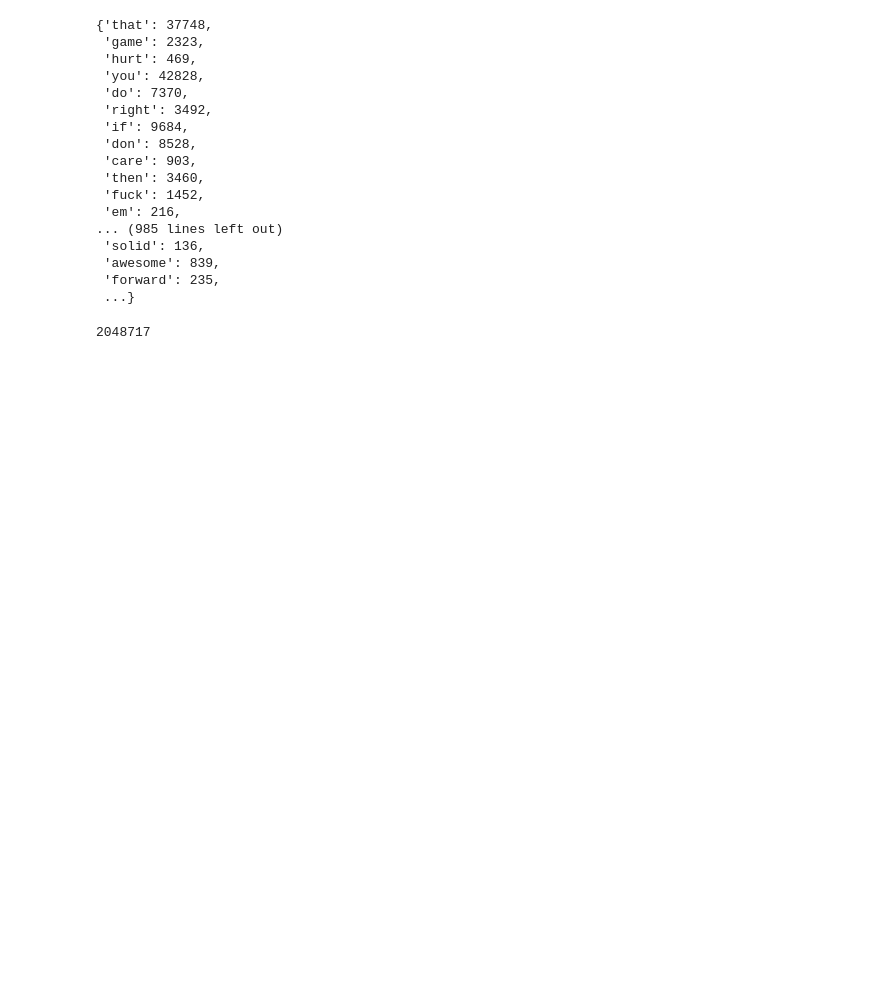
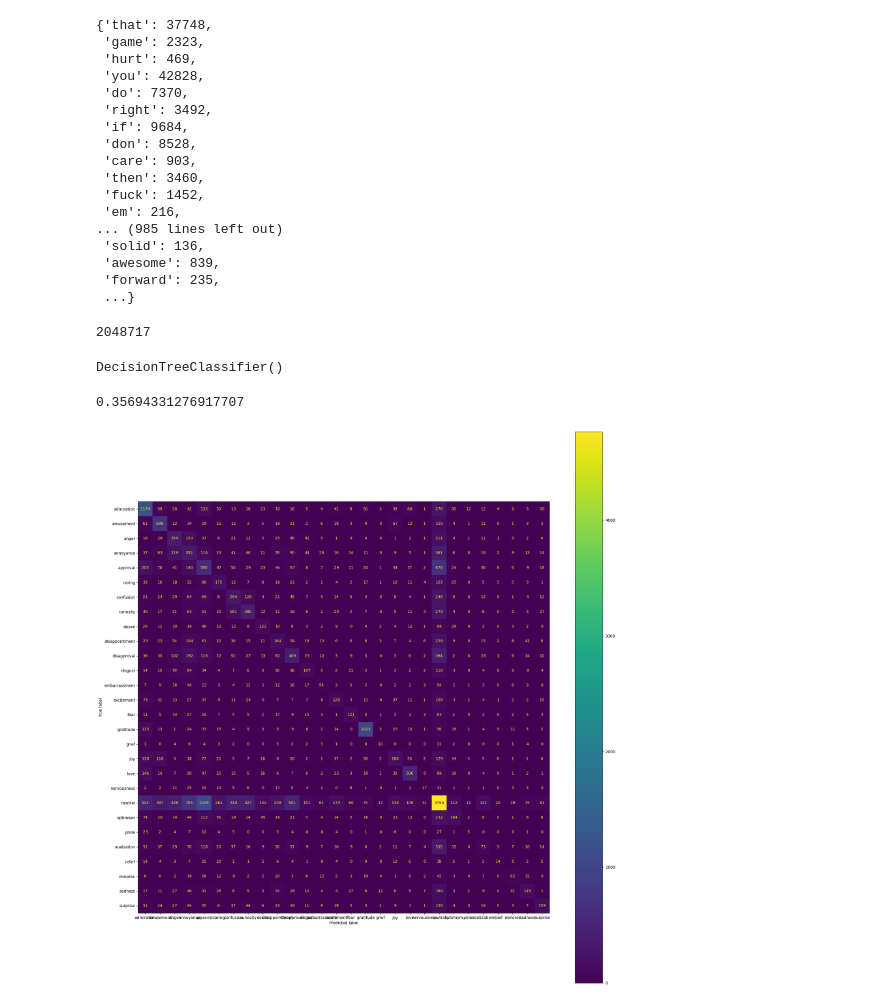
Before and after one commit to kennguyen0303/COMP_472_F2022_K2-, a Jupyter notebook: mini_project_1.ipynb, the cells around one changed output. Cells and saved outputs as stored; diff of their text form; code cells hidden in the pictures; blank space fills up the shorter version.

Commit message:
Added Base-DT for emotion and sentiments Added performance review for Base-DT
Issue #5

```diff
--- a/mini_project_1.ipynb
+++ b/mini_project_1.ipynb
@@ -120,3 +109,33 @@ training["sentiments"] = training_set[:,2]
 test["posts"] = test_set[:,0]
 test["emotions"] = test_set[:,1]
 test["sentiments"] = test_set[:,2]
+# %%
+# ------ Decision Tree --------
+# part 1: Emotion classification
+dt_vectorized_posts = vectorizer.transform(training["posts"])
+dt_frequencies, total_sum = word_frequencies(dt_vectorized_posts, vectorizer.vocabulary_)
+# %%
+from sklearn import tree
+dtc = tree.DecisionTreeClassifier()
+dtc.fit(dt_vectorized_posts, training["emotions"])
+# %% [output]
+DecisionTreeClassifier()
+# %%
+vectorized_test_posts = vectorizer.transform(test["posts"])
+# %%
+predicted_Y = dtc.predict(vectorized_test_posts)
+# %%
+score = dtc.score(vectorized_test_posts,test["emotions"])
+print(score)
+# %% [output]
+0.35694331276917707
+# %%
+# Base-DT, no params, Emotion classification
+from sklearn import metrics
+import matplotlib.pyplot as plt
+plt.rcParams['figure.figsize'] = [20, 20]
+metrics.ConfusionMatrixDisplay.from_predictions(test["emotions"],predicted_Y)
+plt.savefig("Base-DT-Emotion-confusion-matrix.pdf", format="pdf")
+plt.show()
+# %% [output]
+[figure, added]
```
Also changed, not shown: parts of 11 cells of this notebook, 3 other files.
